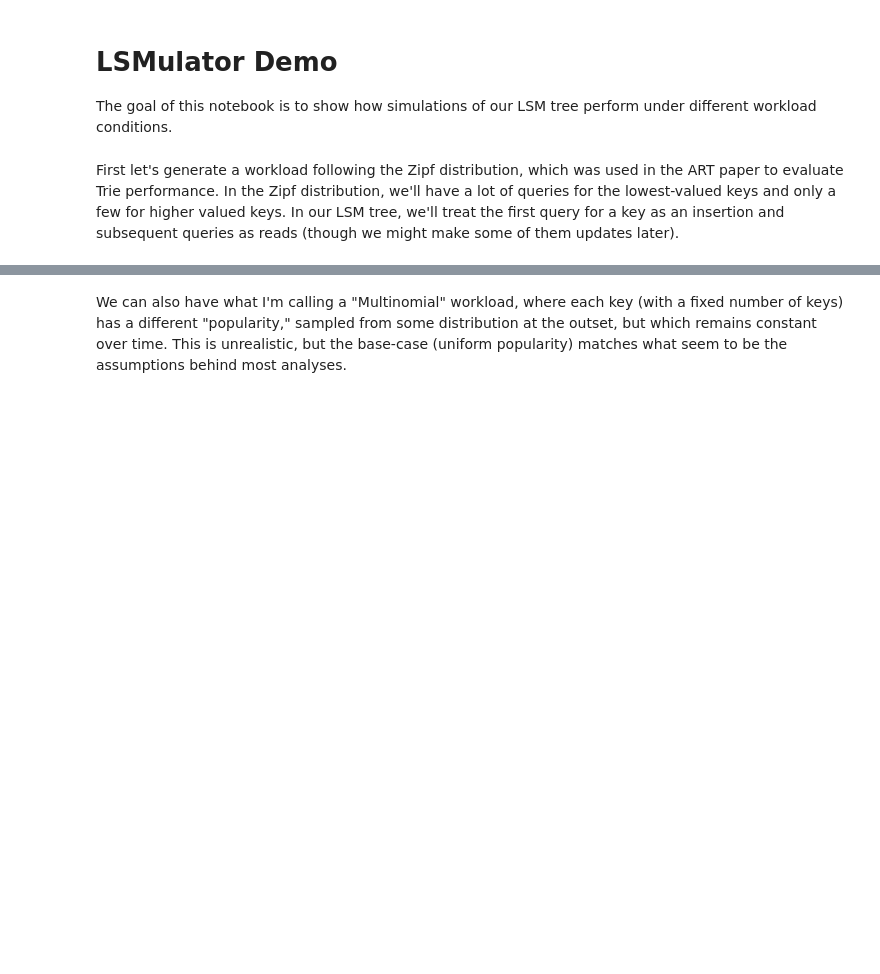
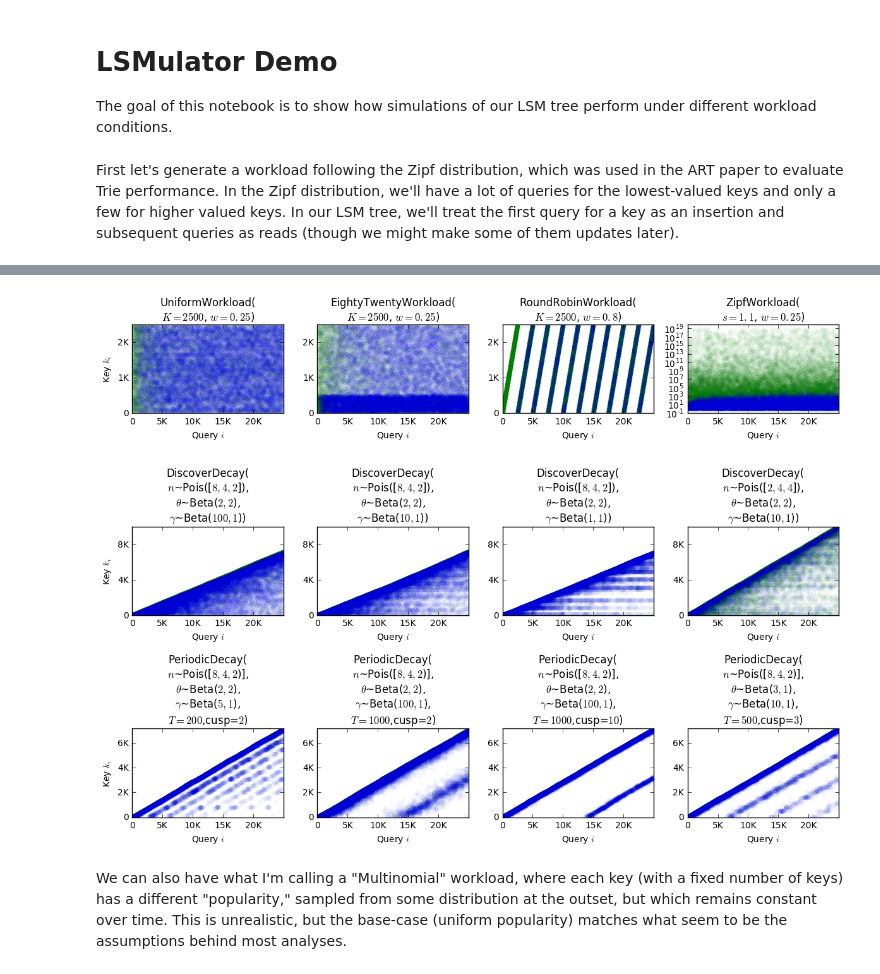
Before and after one commit to asross/cs265, a Jupyter notebook: simulations/lsemulation-aross.ipynb, the cells around one changed output, grey strips where cells are left out. Saved outputs shown, nothing was run; the diff lists cells and outputs as text; code cells hidden in the pictures; blank space fills up the shorter version.

```diff
--- a/simulations/lsemulation-aross.ipynb
+++ b/simulations/lsemulation-aross.ipynb
@@ -31,3 +64,20 @@ plot_workloads([
+# %%
+plot_workloads([
+    UniformWorkload(update_fraction=0.25),
+    EightyTwentyWorkload(update_fraction=0.25),
+    RoundRobinWorkload(update_fraction=0.8),
+    ZipfWorkload(update_fraction=0.25),
+    DiscoverDecayWorkload(),
+    DiscoverDecayWorkload(decay_rate=scipy.stats.beta(10, 1)),
+    DiscoverDecayWorkload(decay_rate=scipy.stats.beta(1, 1)),
+    DiscoverDecayWorkload(decay_rate=scipy.stats.beta(10, 1), lookups=scipy.stats.poisson(2), updates=scipy.stats.poisson(4)),
+    PeriodicDecayWorkload(period=200, decay_rate=scipy.stats.beta(5,1)),
+    PeriodicDecayWorkload(period=1000),
+    PeriodicDecayWorkload(period=1000,cuspiness=10),
+    PeriodicDecayWorkload(period=500,cuspiness=3,decay_rate=scipy.stats.beta(10,1),popularity=scipy.stats.beta(3,1))
+  ])
+# %% [output]
+[figure, added]
 # %% [markdown]
 We can also have what I'm calling a "Multinomial" workload, where each key (with a fixed number of keys) has a different "popularity," sampled from some distribution at the outset, but which remains constant over time. This is unrealistic, but the base-case (uniform popularity) matches what seem to be the assumptions behind most analyses.
 # %%
```
Also changed, not shown: parts of 5 cells of this notebook, 5 other files.
